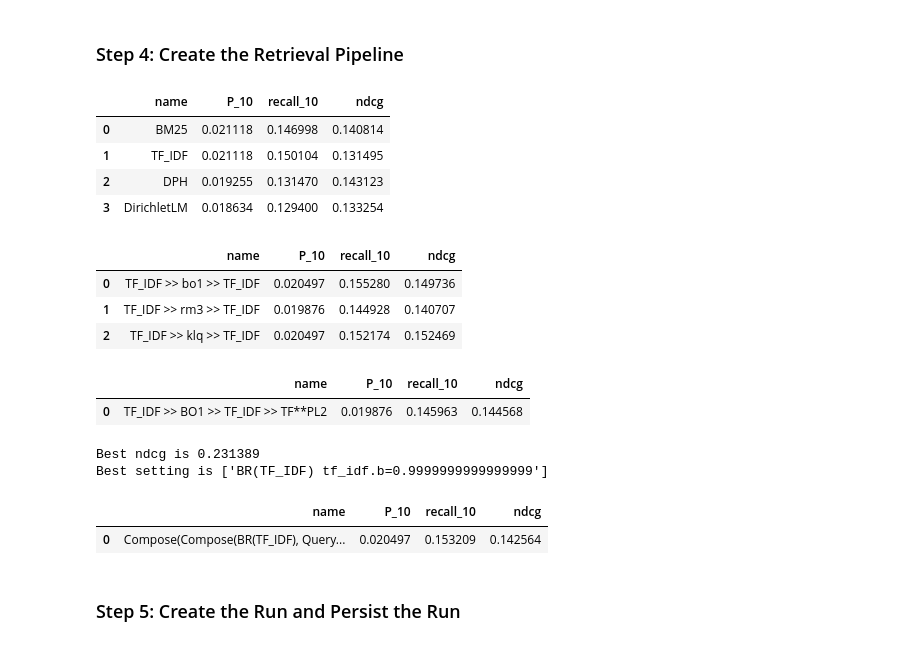
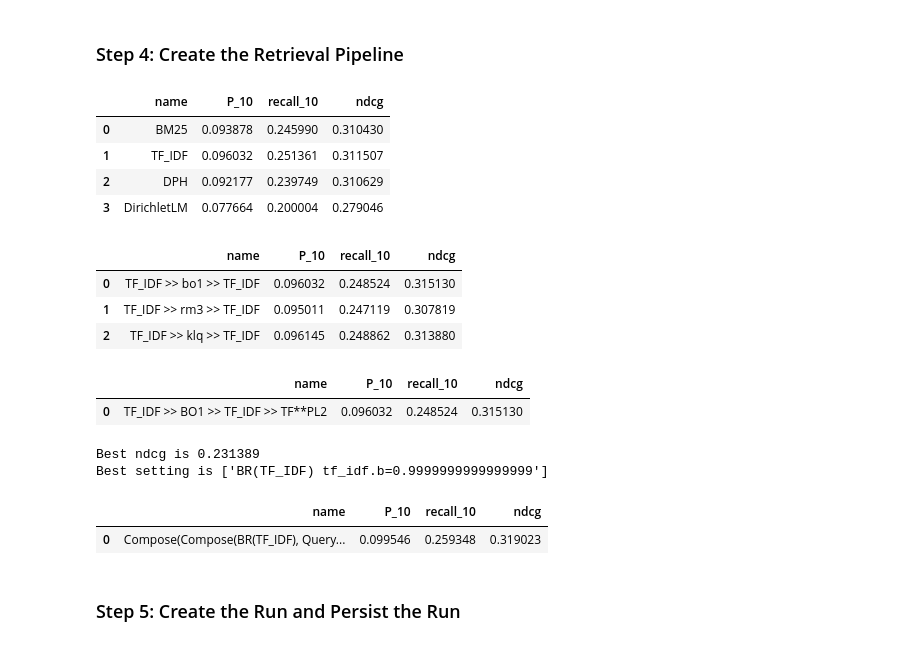
Before and after one commit to tira-io/ir-lab-jena-leipzig-wise-2023-geometric-tortoise, a Jupyter notebook: jupyter-notebook-submissions/pyterrier-notebook-dominic.ipynb, the cells around one changed output. Saved outputs shown, nothing was run; the diff lists cells and outputs as text; code cells hidden in the pictures.

```diff
--- a/jupyter-notebook-submissions/pyterrier-notebook-dominic.ipynb
+++ b/jupyter-notebook-submissions/pyterrier-notebook-dominic.ipynb
@@ -100,43 +101,43 @@ tf_idf_klq = tf_idf >> klq >> tf_idf
 # %%
 pt.Experiment(
     [bm25, tf_idf, dph, drlm],
-    test_topics, test_qrels,
+    topics, qrels,
     ["P_10", "recall_10", "ndcg"],
     ["BM25","TF_IDF", "DPH", "DirichletLM"],
     highlight="bold"
 )
 # %% [output]
 |  | name | P_10 | recall_10 | ndcg |
-| 0 | BM25 | 0.021118 | 0.146998 | 0.140814 |
-| 1 | TF_IDF | 0.021118 | 0.150104 | 0.131495 |
-| 2 | DPH | 0.019255 | 0.131470 | 0.143123 |
-| 3 | DirichletLM | 0.018634 | 0.129400 | 0.133254 |
+| 0 | BM25 | 0.093878 | 0.245990 | 0.310430 |
+| 1 | TF_IDF | 0.096032 | 0.251361 | 0.311507 |
+| 2 | DPH | 0.092177 | 0.239749 | 0.310629 |
+| 3 | DirichletLM | 0.077664 | 0.200004 | 0.279046 |
 # %%
 pt.Experiment(
     [tf_idf_bo1, tf_idf_rm3, tf_idf_klq],
-    test_topics, test_qrels,
+    topics, qrels,
     ["P_10", "recall_10", "ndcg"],
     ["TF_IDF >> bo1 >> TF_IDF","TF_IDF >> rm3 >> TF_IDF", "TF_IDF >> klq >> TF_IDF"],
     highlight="bold"
 )
 # %% [output]
 |  | name | P_10 | recall_10 | ndcg |
-| 0 | TF_IDF >> bo1 >> TF_IDF | 0.020497 | 0.155280 | 0.149736 |
-| 1 | TF_IDF >> rm3 >> TF_IDF | 0.019876 | 0.144928 | 0.140707 |
-| 2 | TF_IDF >> klq >> TF_IDF | 0.020497 | 0.152174 | 0.152469 |
+| 0 | TF_IDF >> bo1 >> TF_IDF | 0.096032 | 0.248524 | 0.315130 |
+| 1 | TF_IDF >> rm3 >> TF_IDF | 0.095011 | 0.247119 | 0.307819 |
+| 2 | TF_IDF >> klq >> TF_IDF | 0.096145 | 0.248862 | 0.313880 |
 # %%
 tfidf_bo1_tfpl2_union = tf_idf >> bo1 >> pt.FeaturesBatchRetrieve(indexref, wmodel="TF_IDF", features=["WMODEL:BM25", "WMODEL:DPH"], verbose=True)
 
 pt.Experiment(
     [tfidf_bo1_tfpl2_union],
-    test_topics, test_qrels,
+    topics, qrels,
     ["P_10", "recall_10", "ndcg"],
     ["TF_IDF >> BO1 >> TF_IDF >> TF**PL2"],
     highlight="bold"
 )
 # %% [output]
 |  | name | P_10 | recall_10 | ndcg |
-| 0 | TF_IDF >> BO1 >> TF_IDF >> TF**PL2 | 0.019876 | 0.145963 | 0.144568 |
+| 0 | TF_IDF >> BO1 >> TF_IDF >> TF**PL2 | 0.096032 | 0.248524 | 0.315130 |
 # %%
 import numpy as np
 
@@ -151,12 +152,12 @@ param_map = {
         # }
 }
 tfidf_bo1 = pt.GridSearch(tfidf_klq, param_map, train_topics, train_qrels, verbose=True, metric="ndcg")
-pt.Experiment([tfidf_bo1], test_topics, test_qrels, ["P_10", "recall_10", "ndcg"])
+pt.Experiment([tfidf_bo1], topics, qrels, ["P_10", "recall_10", "ndcg"])
 # %% [output]
 Best ndcg is 0.231389
 Best setting is ['BR(TF_IDF) tf_idf.b=0.9999999999999999']
 |  | name | P_10 | recall_10 | ndcg |
-| 0 | Compose(Compose(BR(TF_IDF), Query... | 0.020497 | 0.153209 | 0.142564 |
+| 0 | Compose(Compose(BR(TF_IDF), Query... | 0.099546 | 0.259348 | 0.319023 |
 # %% [markdown]
 ### Step 5: Create the Run and Persist the Run
 # %%
```
Also changed, not shown: parts of 4 cells of this notebook.
